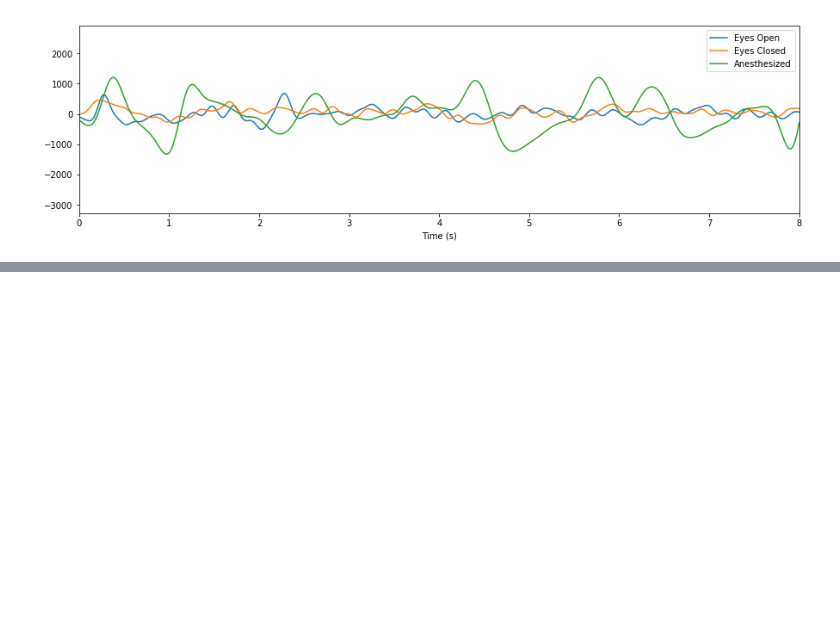
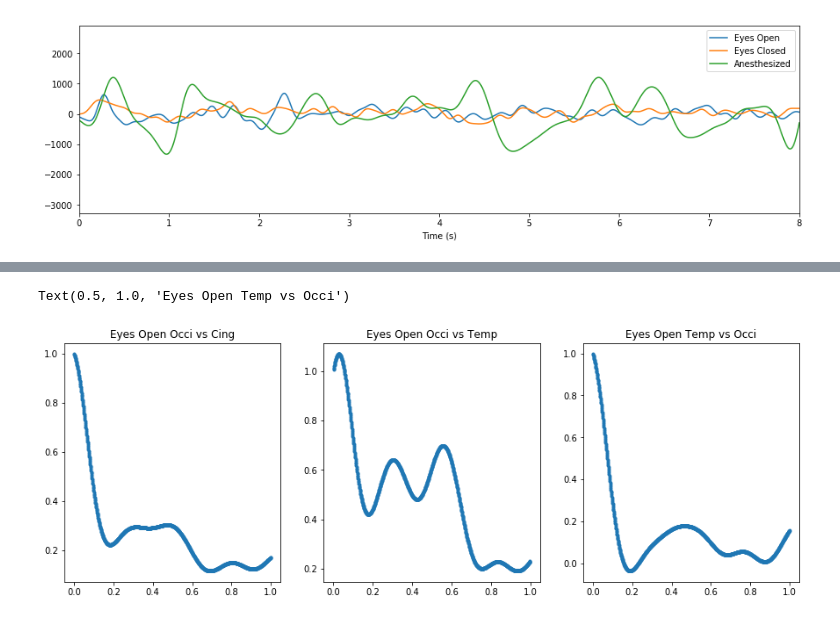
Before and after one commit to ajkeamy/Monkey_Analysis, a Jupyter notebook: Final_Project.ipynb, the cells around one changed output, grey strips where cells are left out. Saved outputs shown, nothing was run; the diff lists cells and outputs as text; code cells hidden in the pictures; blank space fills up the shorter version.

```diff
--- a/Final_Project.ipynb
+++ b/Final_Project.ipynb
@@ -307,23 +329,26 @@ hil_anest = signal.hilbert(anes_filtt)
 [figure]
 # %%
 def xcorr(data1, data2, maxlag=100, zero_center=False):
-    acf = np.zeros(maxlag)
-    acf[0] = np.correlate(data1,data2)
-    for lag in range(1,maxlag):
-        acf[lag] = np.correlate(data1[:-lag],data2[lag:])
-    acf /= acf[0]
-    if zero_center: acf[0]=np.nan
-    return acf
+    acf = np.zeros(maxlag)
+    acf[0] = np.correlate(data1,data2)
+    for lag in range(1,maxlag):
+        acf[lag] = np.correlate(data1[:-lag],data2[lag:])
+    acf /= acf[0]
+    if zero_center: acf[0]=np.nan
+    return acf
 
 plt.figure(figsize=(15,5))
 maxlag=int(fs)
 t_ac = np.arange(0,maxlag/fs,1/fs)
 plt.subplot(1,3,1)
-plt.plot(t_ac, xcorr(lfp, lfp, maxlag, True), '.')
-plt.title('LFP Autocorrelation')
+plt.plot(t_ac, xcorr(hil_openo.real,hil_openc.real, maxlag, True), '.')
+plt.title('Eyes Open Occi vs Cing')
 plt.subplot(1,3,2)
-plt.plot(t_ac, xcorr(spike_count, spike_count, maxlag, True), '.')
-plt.title('Spike Count Autocorrelation')
+plt.plot(t_ac, xcorr(hil_openc.real, hil_opent.real, maxlag, True), '.')
+plt.title('Eyes Open Occi vs Temp')
 plt.subplot(1,3,3)
-plt.plot(t_ac, xcorr(spike_count, lfp, maxlag, True), '.')
-plt.title('Spike Count-LFP Cross-correlation')
+plt.plot(t_ac, xcorr(hil_opent.real, hil_openo.real, maxlag, True), '.')
+plt.title('Eyes Open Temp vs Occi')
+# %% [output]
+Text(0.5, 1.0, 'Eyes Open Temp vs Occi')
+[figure, added]
```
Also changed, not shown: parts of 11 cells of this notebook.
